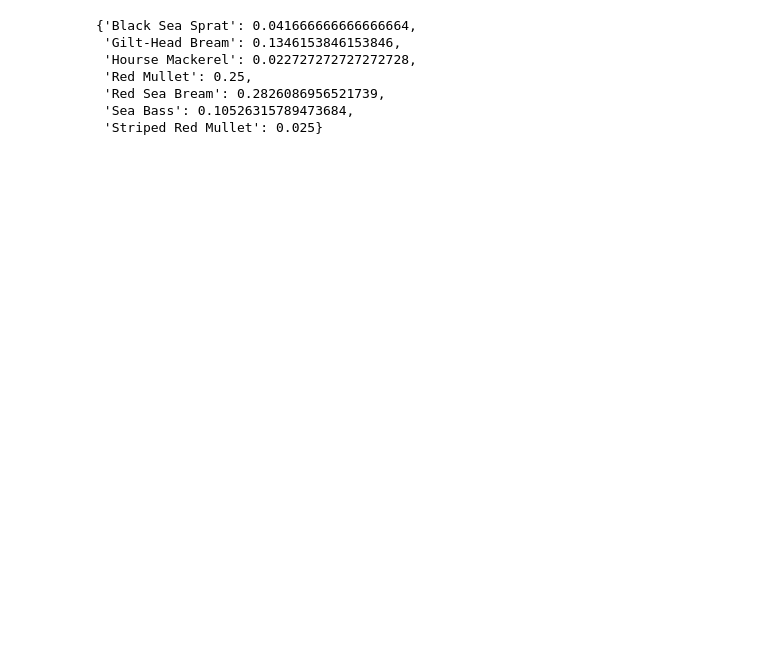
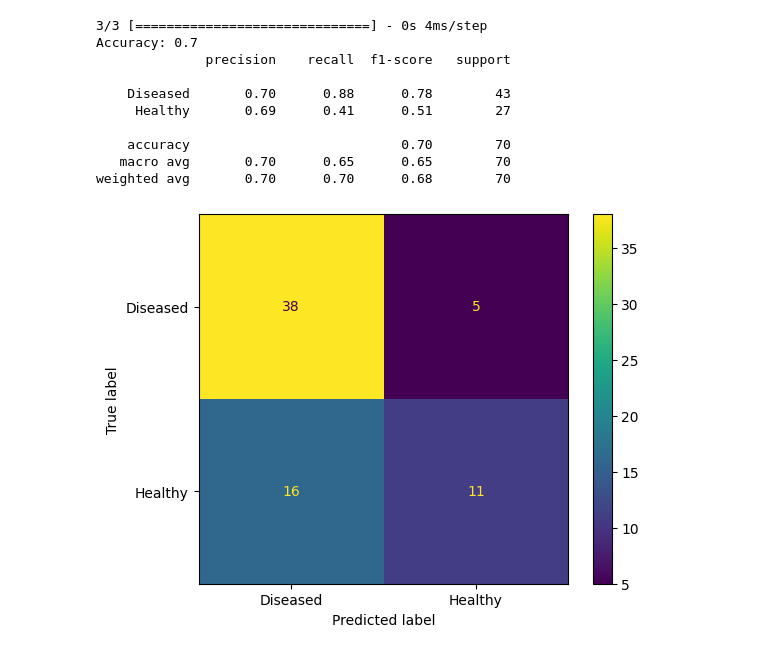
Before and after one commit to EmmelieGren/sick_fishes, a Jupyter notebook: evaluating_trained_models.ipynb, the cells around one changed output. Drawn from its saved outputs; the diff is of its cells as text; code cells hidden in the pictures; blank space fills up the shorter version.

```diff
--- a/evaluating_trained_models.ipynb
+++ b/evaluating_trained_models.ipynb
@@ -45,13 +101,45 @@ def testing_the_model(model):
+# %%
+df = pd.read_csv("./dataset/cropped_images/augmented_data.csv")
+# %%
+train_df, test_df = train_test_split(df, test_size=0.2, stratify=df['sickness'], random_state=42)
+# %%
+X_test = prepare_images(test_df['path'])
+y_test = test_df['target']
 # %%
 loaded_model = load_model('./saved_models/cnn_model_original_data_10-1-24.h5')
+# %%
+def plot_matrix_for_original_data(loaded_model):
+    y_pred_categorical = loaded_model.predict(X_test)
+    y_pred = np.argmax(y_pred_categorical, axis=1)
+
+    y_test_labels = np.array(["Healthy" if label == 'healthy' else "Diseased" for label in y_test])
+    y_pred_labels = np.array(["Healthy" if label == 1 else "Diseased" for label in y_pred])
+
+    class_labels = np.unique(y_test_labels)
+
+    accuracy = accuracy_score(y_test_labels, y_pred_labels)
+    print(f"Accuracy: {accuracy}")
+
+    print(classification_report(y_test_labels, y_pred_labels))
+
+    cm = confusion_matrix(y_test_labels, y_pred_labels, labels=class_labels)
+
+    disp = ConfusionMatrixDisplay(confusion_matrix=cm, display_labels=class_labels)
+    disp.plot()
+    plt.show()
+# %%
+plot_matrix_for_original_data(loaded_model)
+# %% [output]
+3/3 [==============================] - 0s 4ms/step
+Accuracy: 0.7
+              precision    recall  f1-score   support
+
+    Diseased       0.70      0.88      0.78        43
+     Healthy       0.69      0.41      0.51        27
+
+    accuracy                           0.70        70
+   macro avg       0.70      0.65      0.65        70
+weighted avg       0.70      0.70      0.68        70
+[figure, added]
 # %%
-accuracy_per_label = testing_the_model(loaded_model)
-accuracy_per_label
+predictions_data = testing_the_model(loaded_model)
-# %% [output]
-{'Black Sea Sprat': 0.041666666666666664,
- 'Gilt-Head Bream': 0.1346153846153846,
- 'Hourse Mackerel': 0.022727272727272728,
- 'Red Mullet': 0.25,
- 'Red Sea Bream': 0.2826086956521739,
- 'Sea Bass': 0.10526315789473684,
- 'Striped Red Mullet': 0.025}
```
Also changed, not shown: parts of 10 cells of this notebook, 8 other files.
